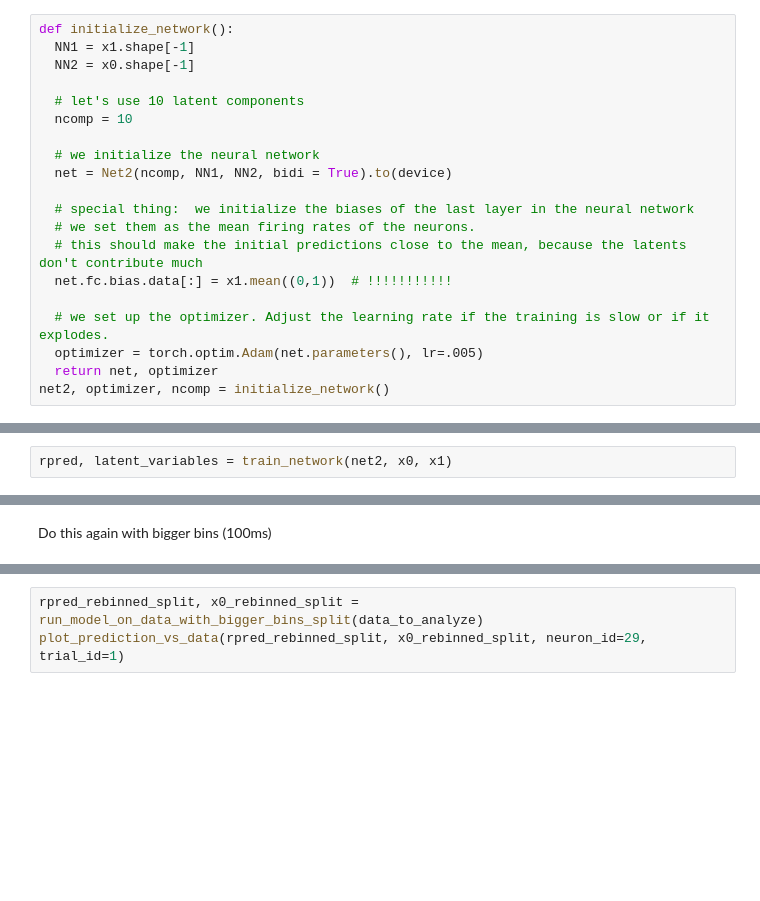
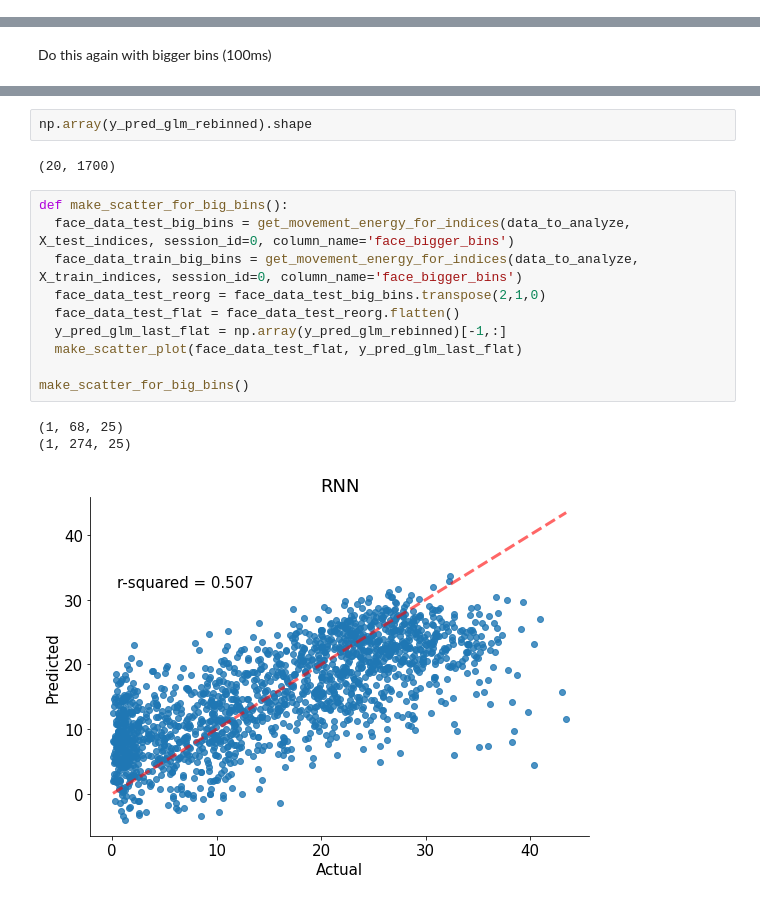
Before and after one commit to klaragerlei/GoatsOfAllTime, a Jupyter notebook: klara_RNN.ipynb, the cells around one changed output, grey strips where cells are left out. Saved outputs shown, nothing was run; the diff lists cells and outputs as text; blank space fills up the shorter version.

```diff
--- a/klara_RNN.ipynb
+++ b/klara_RNN.ipynb
@@ -632,20 +624,0 @@ Initialize another network (Net2)
-# %%
-def initialize_network():
-  NN1 = x1.shape[-1]
-  NN2 = x0.shape[-1]
-
-  # let's use 10 latent components
-  ncomp = 10
-
-  # we initialize the neural network
-  net = Net2(ncomp, NN1, NN2, bidi = True).to(device)
-
-  # special thing:  we initialize the biases of the last layer in the neural network
-  # we set them as the mean firing rates of the neurons.
-  # this should make the initial predictions close to the mean, because the latents don't contribute much
-  net.fc.bias.data[:] = x1.mean((0,1))  # !!!!!!!!!!!
-
-  # we set up the optimizer. Adjust the learning rate if the training is slow or if it explodes.
-  optimizer = torch.optim.Adam(net.parameters(), lr=.005)
-  return net, optimizer
-net2, optimizer, ncomp = initialize_network()
@@ -654,2 +624,0 @@ Train net2
-# %%
-rpred, latent_variables = train_network(net2, x0, x1)
@@ -782,3 +663,18 @@ plot_prediction_vs_data(rpred_split, x0_split, neuron_id=29, trial_id=1)
-# %%
-rpred_rebinned_split, x0_rebinned_split = run_model_on_data_with_bigger_bins_split(data_to_analyze)
-plot_prediction_vs_data(rpred_rebinned_split, x0_rebinned_split, neuron_id=29, trial_id=1)
+# %%
+np.array(y_pred_glm_rebinned).shape
+# %% [output]
+(20, 1700)
+# %%
+def make_scatter_for_big_bins():
+  face_data_test_big_bins = get_movement_energy_for_indices(data_to_analyze, X_test_indices, session_id=0, column_name='face_bigger_bins')
+  face_data_train_big_bins = get_movement_energy_for_indices(data_to_analyze, X_train_indices, session_id=0, column_name='face_bigger_bins')
+  face_data_test_reorg = face_data_test_big_bins.transpose(2,1,0)
+  face_data_test_flat = face_data_test_reorg.flatten()
+  y_pred_glm_last_flat = np.array(y_pred_glm_rebinned)[-1,:]
+  make_scatter_plot(face_data_test_flat, y_pred_glm_last_flat)
+
+make_scatter_for_big_bins()
+# %% [output]
+(1, 68, 25)
+(1, 274, 25)
+[figure, added]
```
Also changed, not shown: parts of 28 cells of this notebook.
